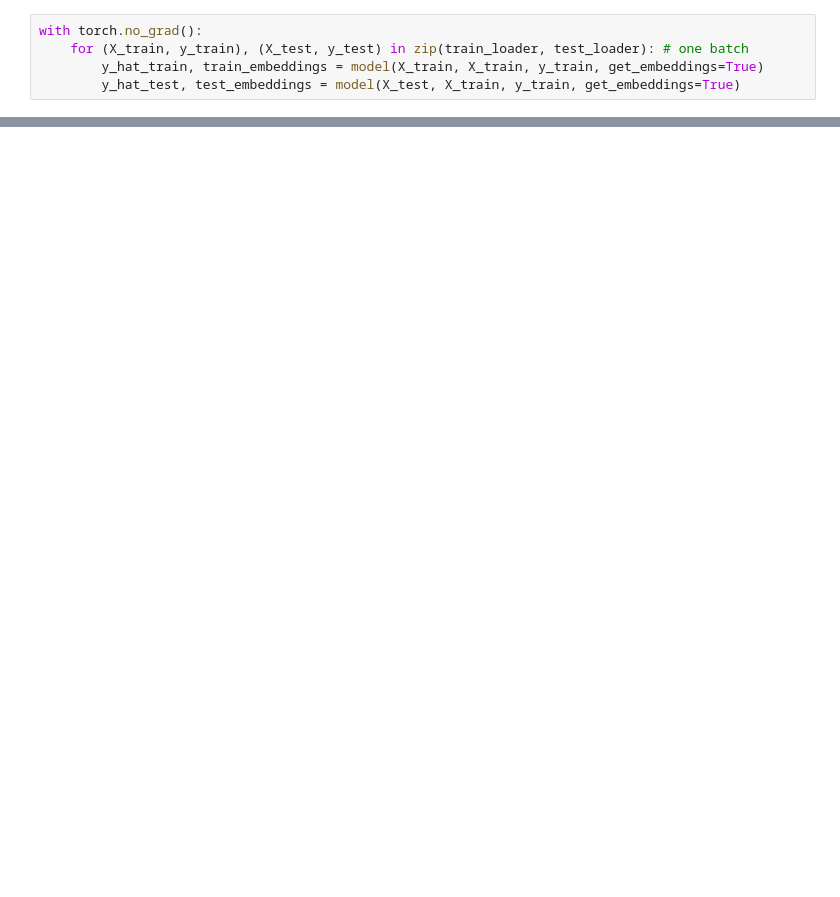
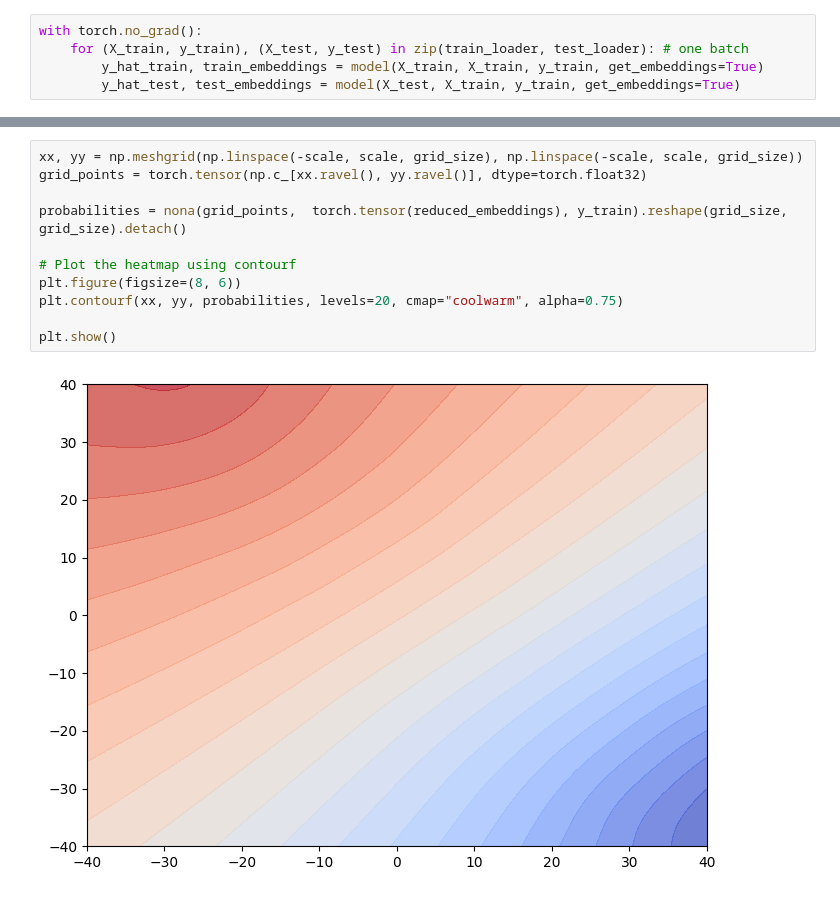
Before and after one commit to aviadsusman/nona, a Jupyter notebook: visualize_embeddings.ipynb, the cells around one changed output, grey strips where cells are left out. Saved outputs shown, nothing was run; the diff lists cells and outputs as text; blank space fills up the shorter version.

```diff
--- a/visualize_embeddings.ipynb
+++ b/visualize_embeddings.ipynb
@@ -109,0 +131,13 @@ for label_to_vis, y in label_dict.items():
+# %%
+xx, yy = np.meshgrid(np.linspace(-scale, scale, grid_size), np.linspace(-scale, scale, grid_size))
+grid_points = torch.tensor(np.c_[xx.ravel(), yy.ravel()], dtype=torch.float32)
+
+probabilities = nona(grid_points,  torch.tensor(reduced_embeddings), y_train).reshape(grid_size, grid_size).detach()
+
+# Plot the heatmap using contourf
+plt.figure(figsize=(8, 6))
+plt.contourf(xx, yy, probabilities, levels=20, cmap="coolwarm", alpha=0.75)
+
+plt.show()
+# %% [output]
+[figure, added]
```
Also changed, not shown: parts of 6 cells of this notebook, 7 other files.
